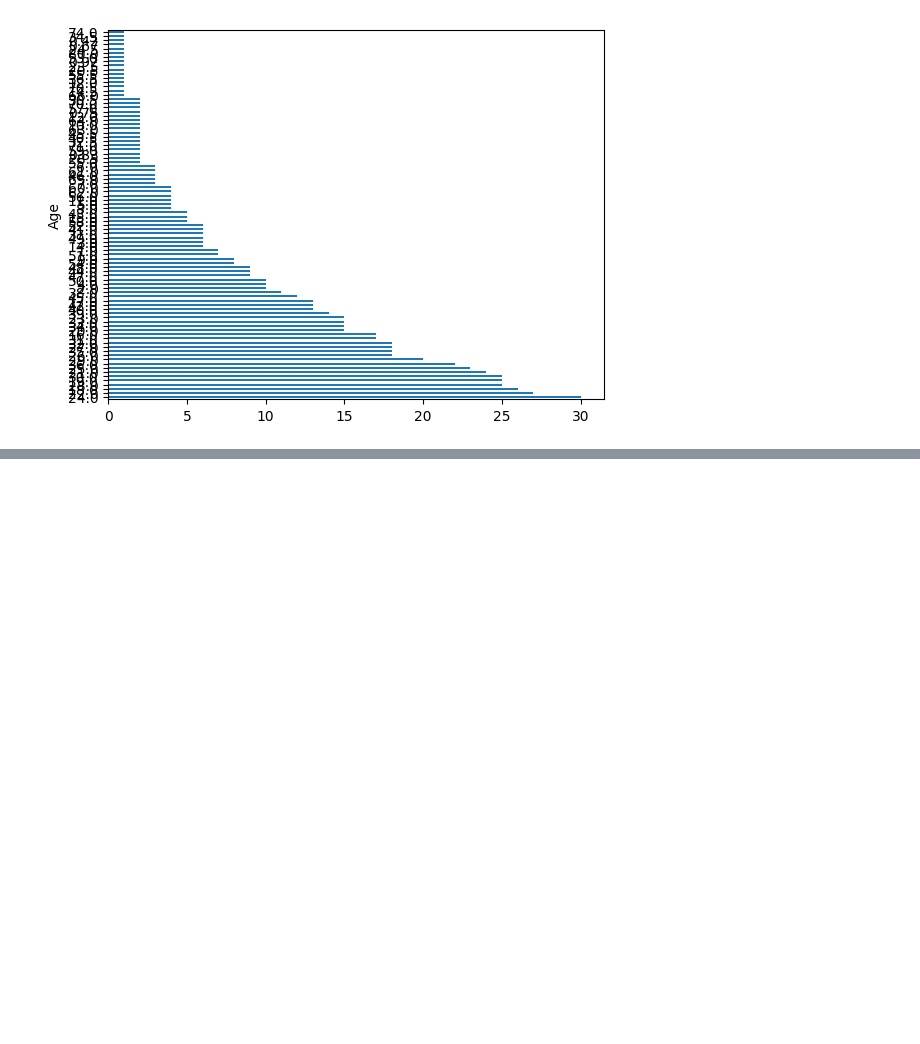
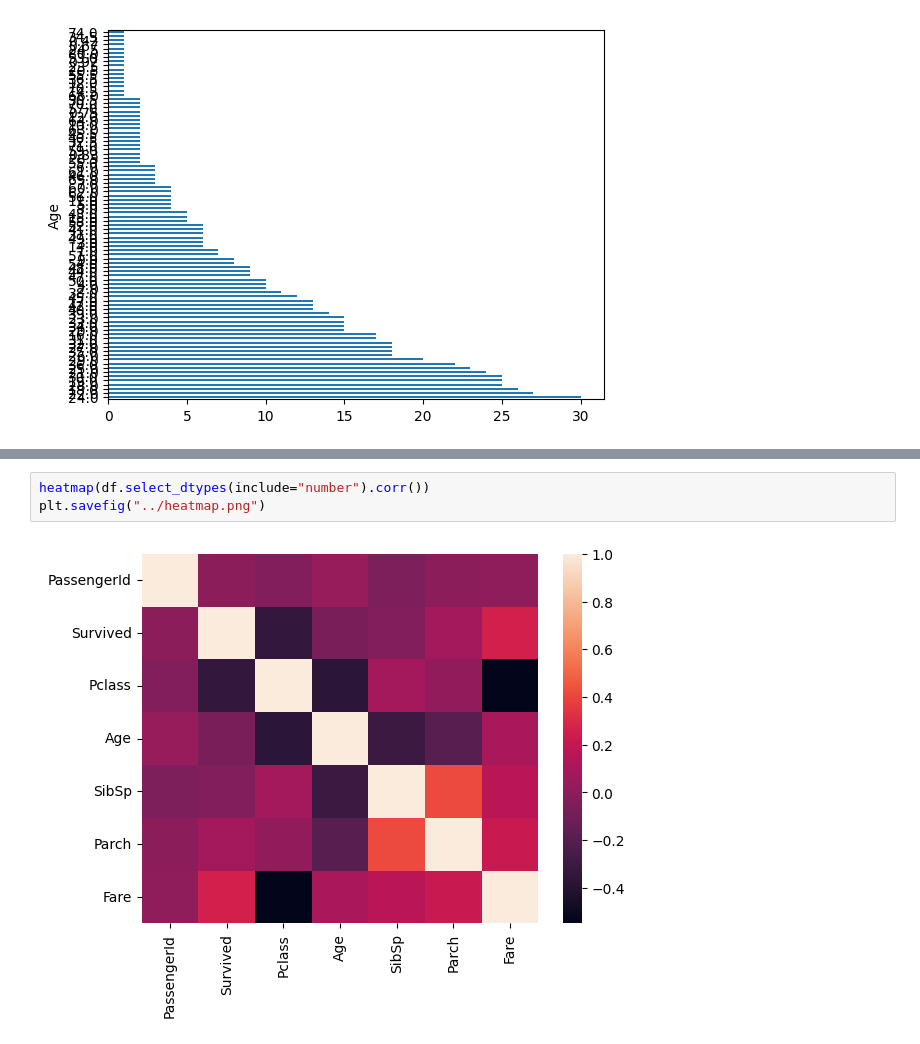
Before and after one commit to elifuregato/datascience-ue-elias-furegato, a Jupyter notebook: notebooks/wrap_up.ipynb, the cells around one changed output, grey strips where cells are left out. Drawn from its saved outputs; the diff is of its cells as text; blank space fills up the shorter version.

```diff
--- a/notebooks/wrap_up.ipynb
+++ b/notebooks/wrap_up.ipynb
@@ -103,3 +105,8 @@ pairplot(df[['Age', "Pclass", "Fare", "Survived"]], hue="Survived")
 # %% [output]
 <seaborn.axisgrid.PairGrid at 0x...>
 [figure]
+# %%
+heatmap(df.select_dtypes(include="number").corr())
+plt.savefig("../heatmap.png")
+# %% [output]
+[figure, added]
```
Also changed, not shown: parts of 4 cells of this notebook, 1 other file.
